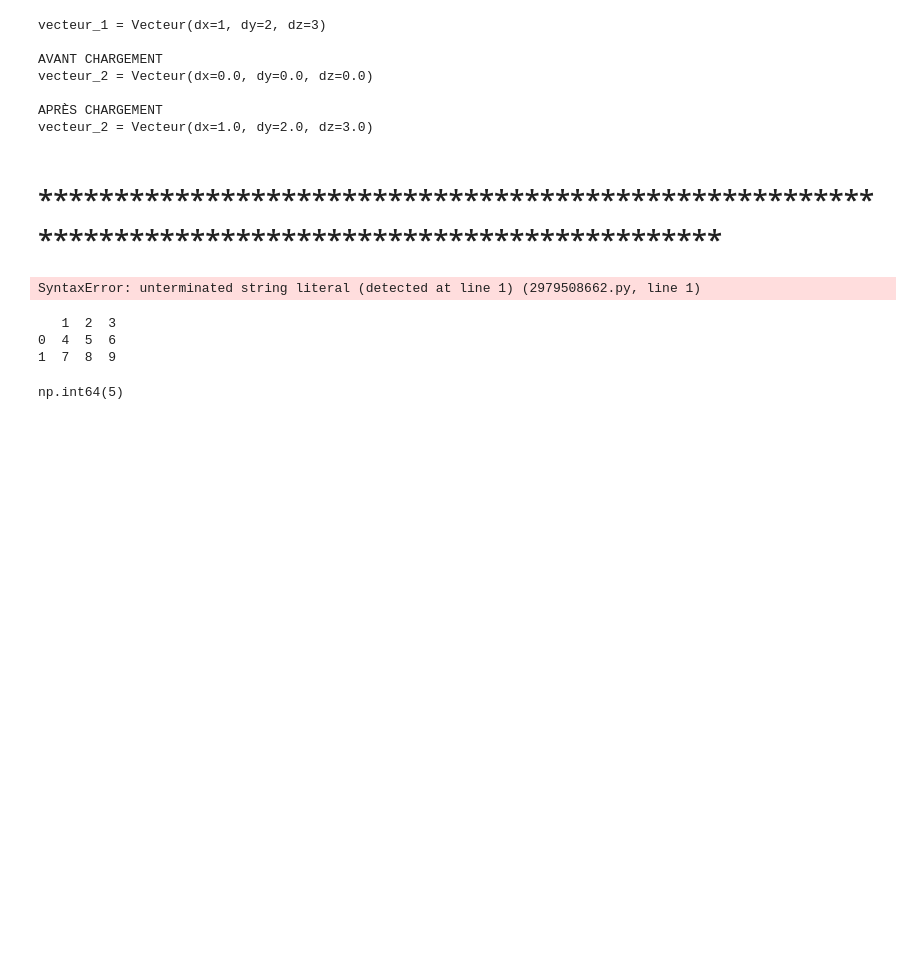
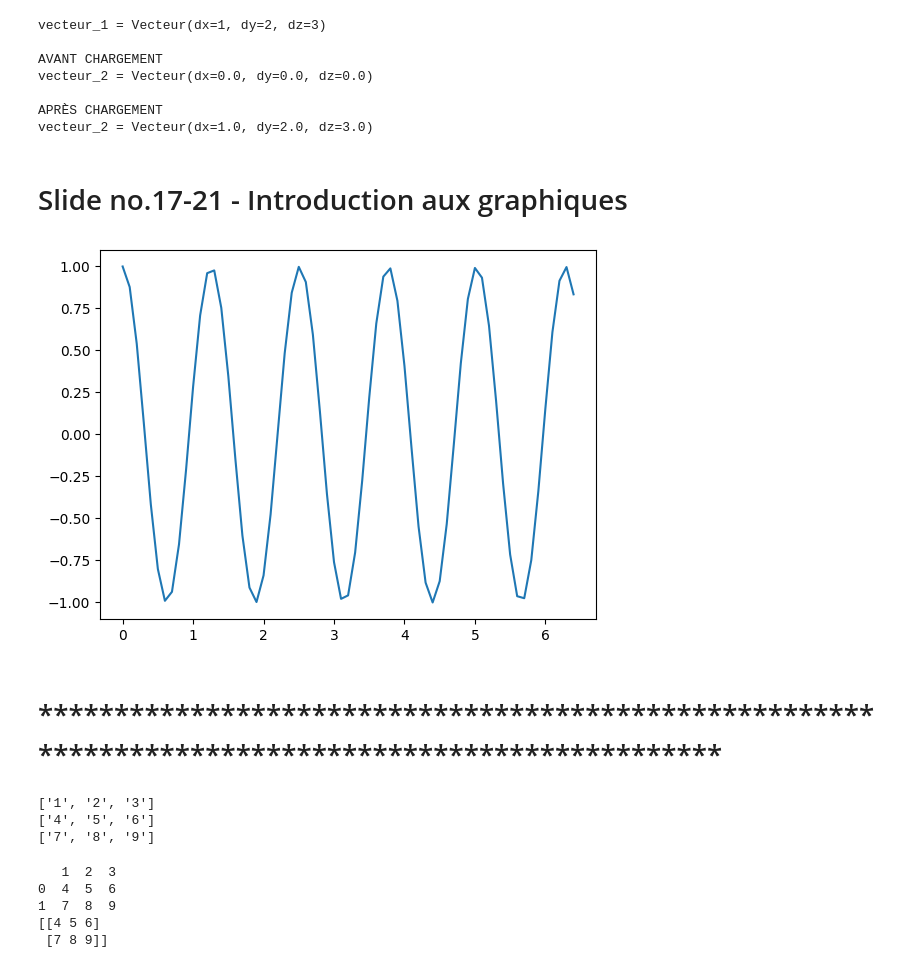
Before and after one commit to iannickgagnon/sagedays_iannick_2026, a Jupyter notebook: python_2/carnet_python_2.ipynb, the cells around one changed output. Cells and saved outputs as stored; diff of their text form; code cells hidden in the pictures; blank space fills up the shorter version.

Commit message:
feat: Add python_2 notebook cells up to slide no.21

```diff
--- a/python_2/carnet_python_2.ipynb
+++ b/python_2/carnet_python_2.ipynb
@@ -495,3 +495,5 @@ vecteur_2 = Vecteur(dx=0.0, dy=0.0, dz=0.0)
 
 APRÈS CHARGEMENT
 vecteur_2 = Vecteur(dx=1.0, dy=2.0, dz=3.0)
+# %% [markdown]
+# Slide no.17-21 - Introduction aux graphiques
@@ -498,25 +506,41 @@ vecteur_2 = Vecteur(dx=1.0, dy=2.0, dz=3.0)
+# %%
+# Créer les données à tracer
+x: list[float] = [0.1 * i for i in range(65)]
+y: list[float] = [cos(5 * valeur) for valeur in x]
+
+# Créer le graphique
+plt.plot(x, y)
+
+# L'afficher
+plt.show()
+# %% [output]
+[figure, added]
 # %% [markdown]
 # ****************************************************************************************************
 # %%
-"import csv
+import csv
 
 with open("test.txt", newline="", encoding="utf-8") as f:
     lecteur = csv.reader(f)
-    for ligne in blecteur:
+    for ligne in lecteur:
         print(ligne)
 # %% [output]
-SyntaxError: unterminated string literal (detected at line 1) (2979508662.py, line 1)
+['1', '2', '3']
+['4', '5', '6']
+['7', '8', '9']
 # %%
 import pandas as pd
 
 df = pd.read_csv("test.txt")
 print(df)
 df.iloc[0,1]
+print(df.values)
 # %% [output]
    1  2  3
 0  4  5  6
 1  7  8  9
+[[4 5 6]
+ [7 8 9]]
-np.int64(5)
 # %%
 class UneClasse:
 
```
Also changed, not shown: parts of 1 cell of this notebook.
